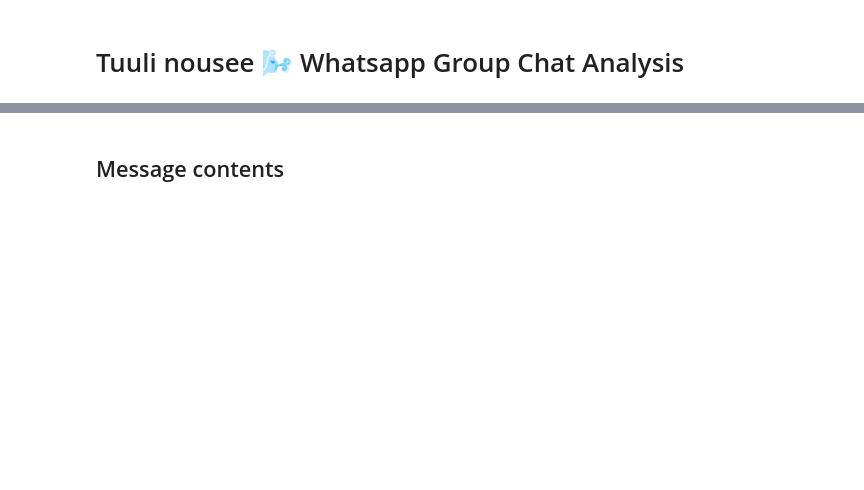
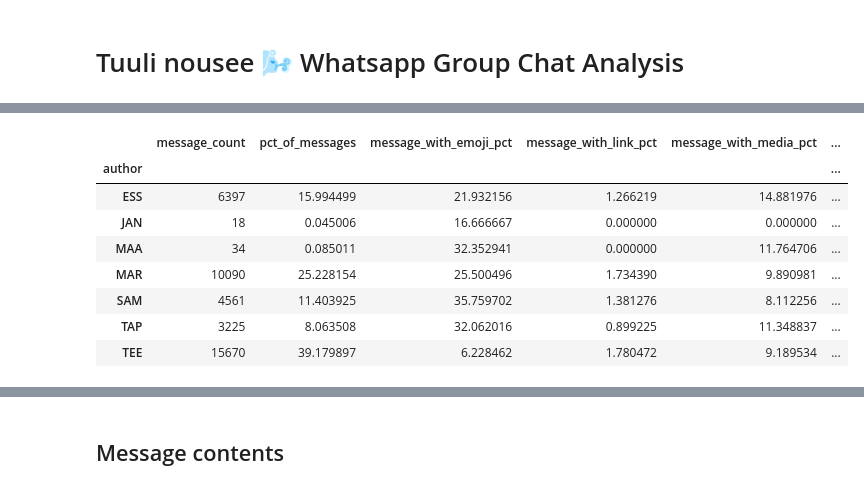
Before and after one commit to essiviippola/whatsapp-analysis, a Jupyter notebook: notebooks/whatsapp-analysis.ipynb, the cells around one changed output, grey strips where cells are left out. Cells and saved outputs as stored; diff of their text form; code cells hidden in the pictures; blank space fills up the shorter version.

```diff
--- a/notebooks/whatsapp-analysis.ipynb
+++ b/notebooks/whatsapp-analysis.ipynb
@@ -214,0 +101,4 @@ counts.sort_values(by = 'count', ascending = False).head(20)
+# %%
+messages_by_author = group_messages(df, 'author')
+
+print_message_stats(messages_by_author)
@@ -214,0 +114,13 @@ counts.sort_values(by = 'count', ascending = False).head(20)
+# %%
+cols = ['message_count', 'pct_of_messages', 'message_with_emoji_pct', 'message_with_link_pct', 'message_with_media_pct', 'words_per_message']
+messages_by_author[cols]
+# %% [output]
+|  | message_count | pct_of_messages | message_with_emoji_pct | message_with_link_pct | message_with_media_pct | ... |
+| author |  |  |  |  |  | ... |
+| ESS | 6397 | 15.994499 | 21.932156 | 1.266219 | 14.881976 | ... |
+| JAN | 18 | 0.045006 | 16.666667 | 0.000000 | 0.000000 | ... |
+| MAA | 34 | 0.085011 | 32.352941 | 0.000000 | 11.764706 | ... |
+| MAR | 10090 | 25.228154 | 25.500496 | 1.734390 | 9.890981 | ... |
+| SAM | 4561 | 11.403925 | 35.759702 | 1.381276 | 8.112256 | ... |
+| TAP | 3225 | 8.063508 | 32.062016 | 0.899225 | 11.348837 | ... |
+| TEE | 15670 | 39.179897 | 6.228462 | 1.780472 | 9.189534 | ... |
```
Also changed, not shown: parts of 56 cells of this notebook, 4 other files.
